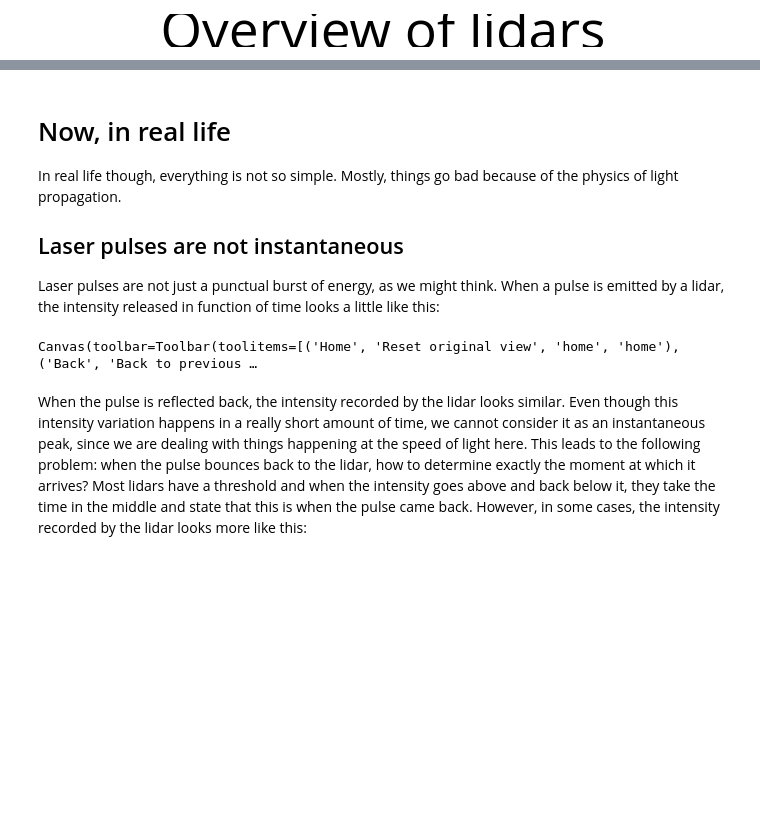
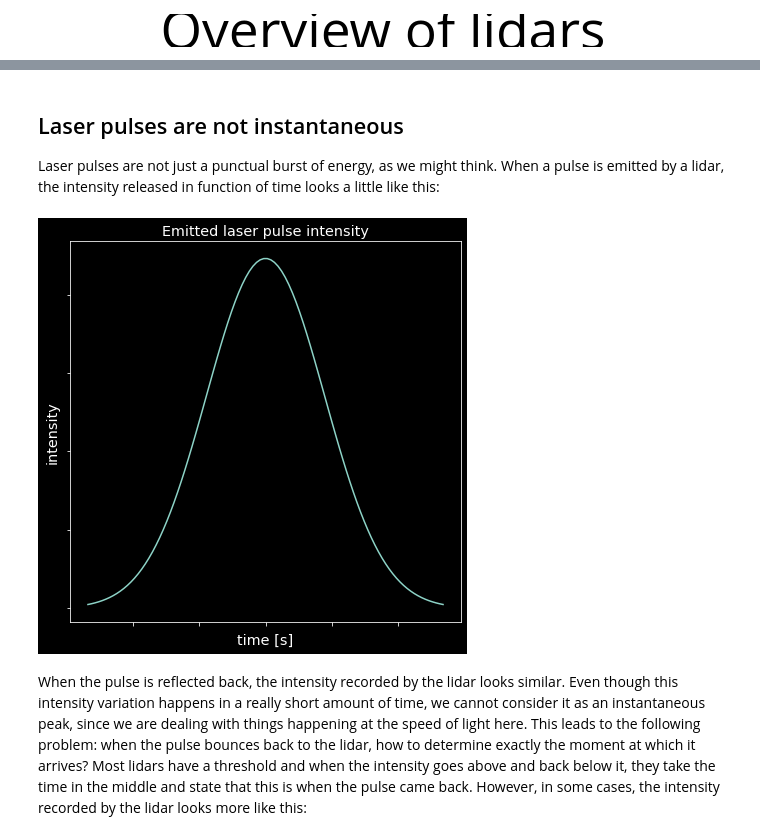
Before and after one commit to norlab-ulaval/percep3d_lessons, a Jupyter notebook: autonomous_vehicles/5-lesson_lidars.ipynb, the cells around one changed output, grey strips where cells are left out. Cells and saved outputs as stored; diff of their text form; code cells hidden in the pictures; blank space fills up the shorter version.

```diff
--- a/autonomous_vehicles/5-lesson_lidars.ipynb
+++ b/autonomous_vehicles/5-lesson_lidars.ipynb
@@ -58,34 +67,29 @@ Therefore, you will have two angles and one distance (i.e. [spherical coordinate
 # %% [markdown]
-# Now, in real life
-
-In real life though, everything is not so simple.
-Mostly, things go bad because of the physics of light propagation.
-
 ## Laser pulses are not instantaneous
 Laser pulses are not just a punctual burst of energy, as we might think.
 When a pulse is emitted by a lidar, the intensity released in function of time looks a little like this:
 # %%
 if 'fig' in globals():
     plt.close(fig)
 
-fig = plt.figure(figsize=(5,5))
+fig = plt.figure(figsize=(7,7))
 
 #------------------------
 ax1 = fig.add_subplot(111)
 ax = ax1
-ax.set_title(r"Laser pulse intensity")
+ax.set_title(r"Emitted laser pulse intensity")
 ax.set_xticklabels([])
 ax.set_yticklabels([])
 ax.set_xlabel('time [s]')
 ax.set_ylabel('intensity')
 
 mu = 0
 variance = 20
 sigma = math.sqrt(variance)
 x = np.linspace(mu - 3*sigma, mu + 3*sigma, 100)
-_ = ax.plot(x, stats.norm.pdf(x, mu, sigma))
+_ = ax.plot(x, stats.norm.pdf(x, mu, sigma), color="C0")
 # %% [output]
-Canvas(toolbar=Toolbar(toolitems=[('Home', 'Reset original view', 'home', 'home'), ('Back', 'Back to previous …
+[figure, added]
 # %% [markdown]
 When the pulse is reflected back, the intensity recorded by the lidar looks similar.
 Even though this intensity variation happens in a really short amount of time, we cannot consider it as an instantaneous peak, since we are dealing with things happening at the speed of light here.
```
Also changed, not shown: parts of 38 cells of this notebook, 4 other files.
